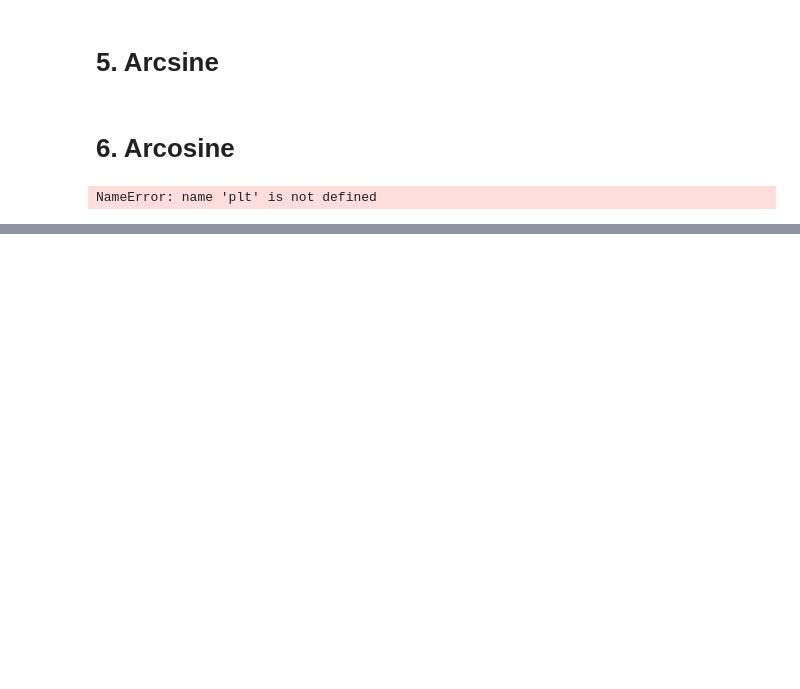
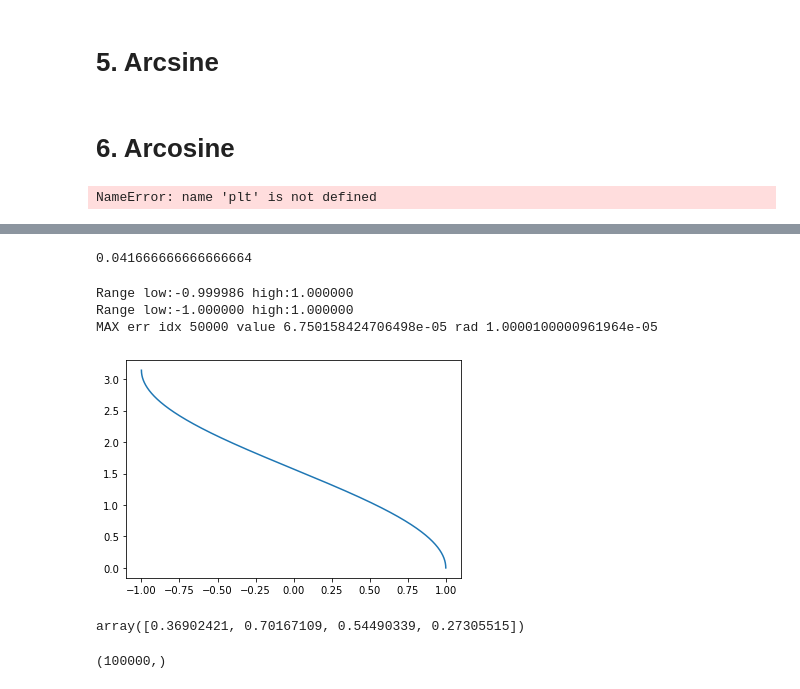
Before and after one commit to choice17/fast_trigonometry, a Jupyter notebook: trigonometry.ipynb, the cells around one changed output, grey strips where cells are left out. Drawn from its saved outputs; the diff is of its cells as text; code cells hidden in the pictures; blank space fills up the shorter version.

```diff
--- a/trigonometry.ipynb
+++ b/trigonometry.ipynb
@@ -590,0 +651,39 @@ for i in range(RR):
+# %%
+1/(4*3*2)
+# %% [output]
+0.041666666666666664
+# %%
+RR = 3
+_size = 100000
+Verbose = 1
+_model = None
+_err = 9999
+sets = [[-1, 1]]
+i=0
+x, gt = genData(_size, sets[i][0], sets[i][1], np.arccos)
+X = dlt_data(x, gt)
+v = train_model(X)
+model = Model(v)
+x, gt = genData(_size, sets[i][0], sets[i][1], np.arccos, 0)
+Y = model.acos(x)
+err = np.abs(gt - Y)
+idx = np.argmax(err)
+print("MAX err", "idx", idx, "value", err[idx], "rad", x[idx])
+# %% [output]
+Range low:-0.999986 high:1.000000
+Range low:-1.000000 high:1.000000
+MAX err idx 50000 value 6.750158424706498e-05 rad 1.0000100000961964e-05
+# %%
+import matplotlib.pyplot as plt
+plt.plot(np.linspace(-1,1,_size), np.arccos(x))
+plt.show()
+# %% [output]
+[figure, added]
+# %%
+model
+# %% [output]
+array([0.36902421, 0.70167109, 0.54490339, 0.27305515])
+# %%
+x.shape
+# %% [output]
+(100000,)
```
Also changed, not shown: parts of 12 cells of this notebook, 1 other file.
